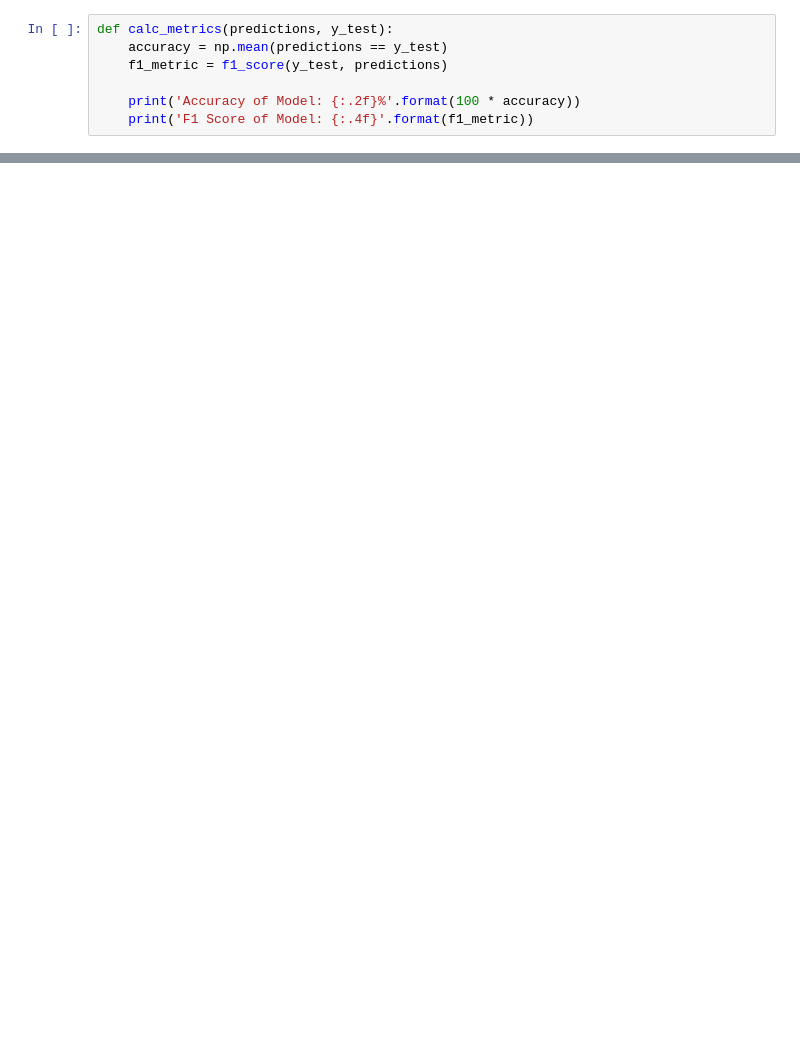
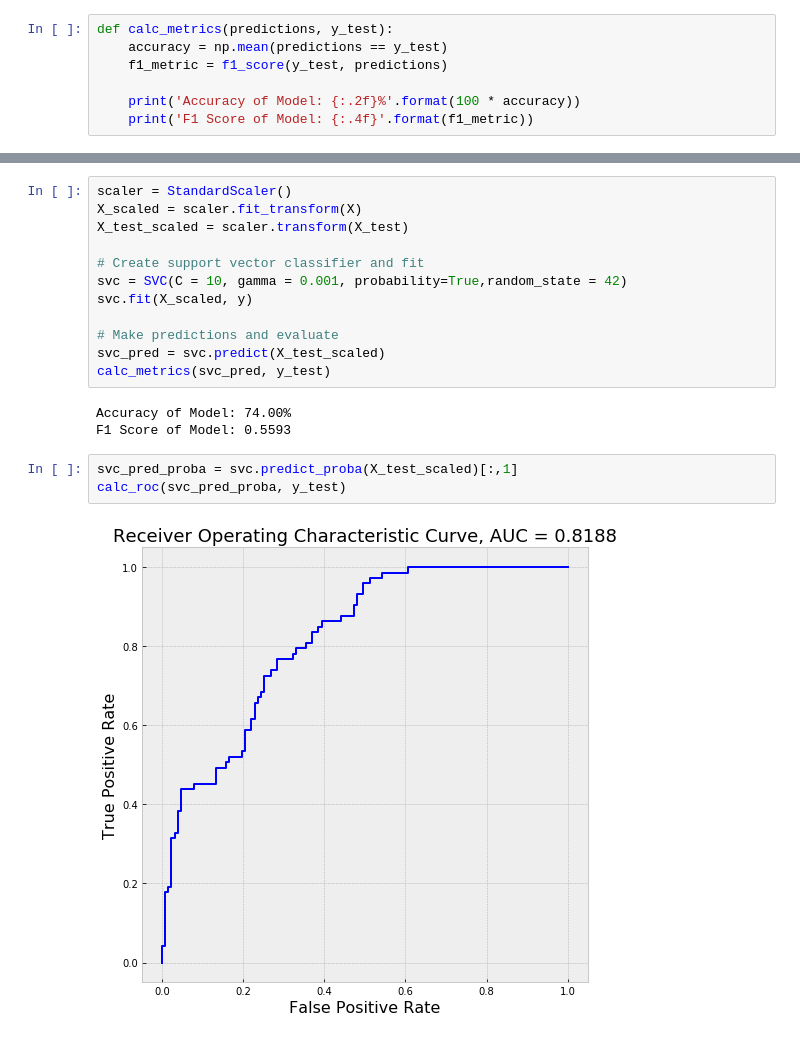
Before and after one commit to sidhant-guliani/bayesian_lin_regression_project, a Jupyter notebook: data_analysis_DiabetesDataset/DataAnalysis_diabetes.ipynb, the cells around one changed output, grey strips where cells are left out. Cells and saved outputs as stored; diff of their text form; blank space fills up the shorter version.

```diff
--- a/data_analysis_DiabetesDataset/DataAnalysis_diabetes.ipynb
+++ b/data_analysis_DiabetesDataset/DataAnalysis_diabetes.ipynb
@@ -229,0 +302,20 @@ lr.fit(X, y)
+# %%
+scaler = StandardScaler()
+X_scaled = scaler.fit_transform(X)
+X_test_scaled = scaler.transform(X_test)
+
+# Create support vector classifier and fit
+svc = SVC(C = 10, gamma = 0.001, probability=True,random_state = 42)
+svc.fit(X_scaled, y)
+
+# Make predictions and evaluate
+svc_pred = svc.predict(X_test_scaled)
+calc_metrics(svc_pred, y_test)
+# %% [output]
+Accuracy of Model: 74.00%
+F1 Score of Model: 0.5593
+# %%
+svc_pred_proba = svc.predict_proba(X_test_scaled)[:,1]
+calc_roc(svc_pred_proba, y_test)
+# %% [output]
+[figure, added]
```
Also changed, not shown: parts of 14 cells of this notebook, 1 other file.
